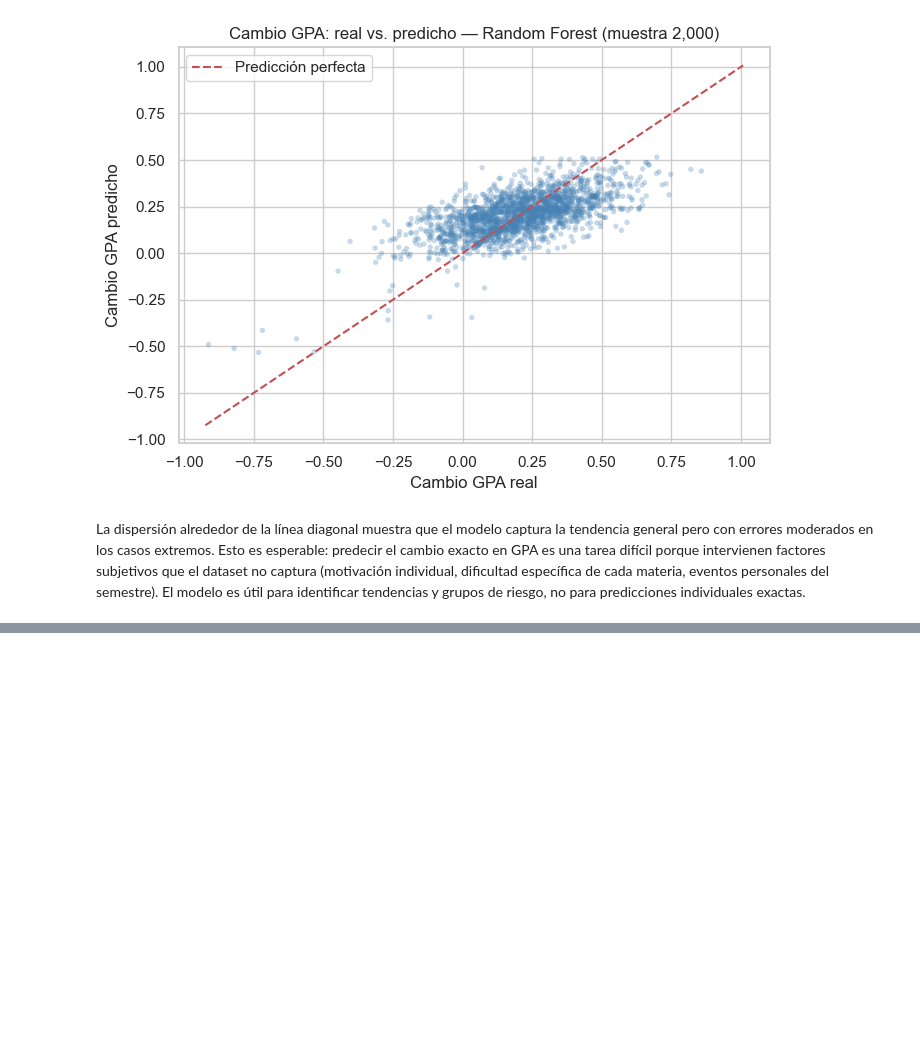
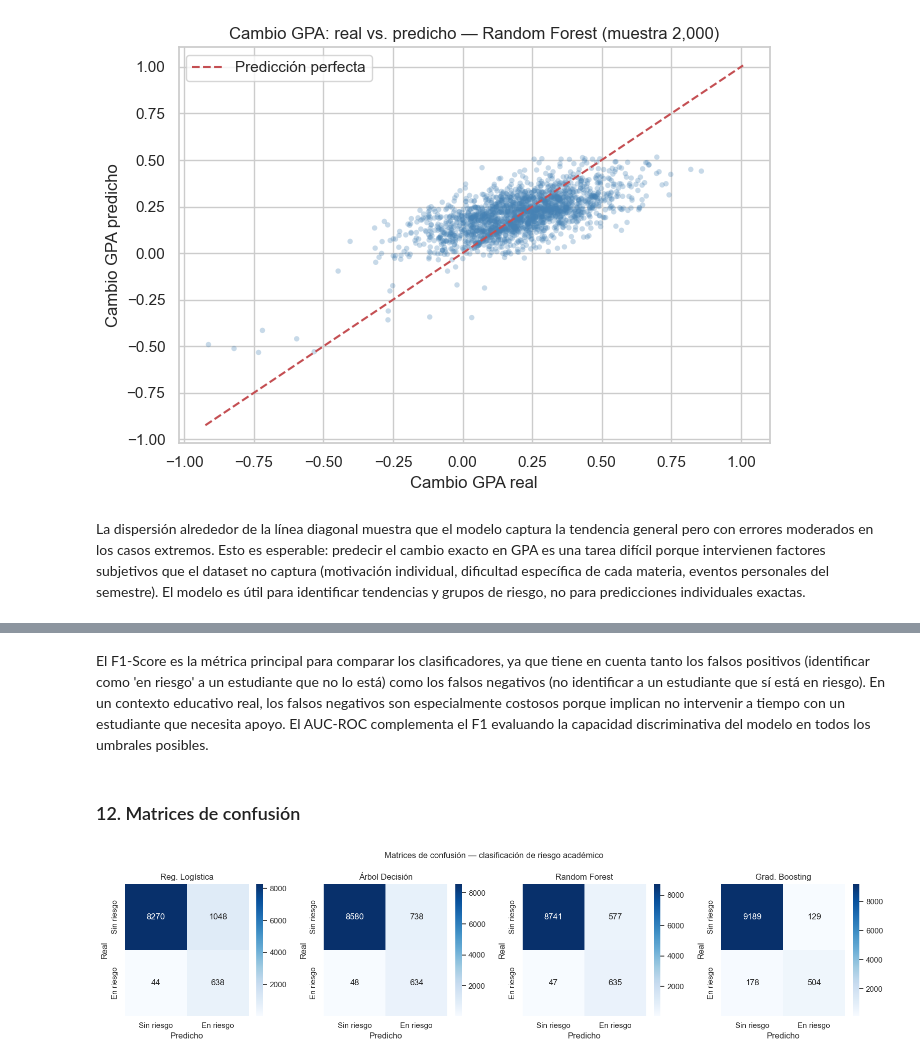
Before and after one commit to valexq/AI_Impact_Students, a Jupyter notebook: notebooks/03_modelos_predictivos.ipynb, the cells around one changed output, grey strips where cells are left out. Cells and saved outputs as stored; diff of their text form; code cells hidden in the pictures; blank space fills up the shorter version.

```diff
--- a/notebooks/03_modelos_predictivos.ipynb
+++ b/notebooks/03_modelos_predictivos.ipynb
@@ -188,0 +270,11 @@ La dispersión alrededor de la línea diagonal muestra que el modelo captura la
+# %%
+# Modelo 2:Árbol de Decisión
+dt_clf = DecisionTreeClassifier(max_depth=6, random_state=42, class_weight='balanced')
+dt_clf.fit(X_train_c, y_train_c)
+pred_dt_c = dt_clf.predict(X_test_c)
+prob_dt_c = dt_clf.predict_proba(X_test_c)[:, 1]
+
+acc_dt_c = accuracy_score(y_test_c, pred_dt_c)
+f1_dt_c  = f1_score(y_test_c, pred_dt_c, zero_division=0)
+auc_dt_c = roc_auc_score(y_test_c, prob_dt_c)
+print(f'Árbol de Decisión   | Acc: {acc_dt_c:.4f} | F1: {f1_dt_c:.4f} | AUC: {auc_dt_c:.4f}')
@@ -188,0 +297,12 @@ La dispersión alrededor de la línea diagonal muestra que el modelo captura la
+# %%
+# Modelo 4:Gradient Boosting
+gb_clf = GradientBoostingClassifier(n_estimators=100, max_depth=4,
+                                     learning_rate=0.1, random_state=42)
+gb_clf.fit(X_train_c, y_train_c)
+pred_gb_c = gb_clf.predict(X_test_c)
+prob_gb_c = gb_clf.predict_proba(X_test_c)[:, 1]
+
+acc_gb_c = accuracy_score(y_test_c, pred_gb_c)
+f1_gb_c  = f1_score(y_test_c, pred_gb_c, zero_division=0)
+auc_gb_c = roc_auc_score(y_test_c, prob_gb_c)
+print(f'Gradient Boosting   | Acc: {acc_gb_c:.4f} | F1: {f1_gb_c:.4f} | AUC: {auc_gb_c:.4f}')
@@ -188,0 +327,28 @@ La dispersión alrededor de la línea diagonal muestra que el modelo captura la
+# %% [markdown]
+El F1-Score es la métrica principal para comparar los clasificadores, ya que tiene en cuenta tanto los falsos positivos (identificar como 'en riesgo' a un estudiante que no lo está) como los falsos negativos (no identificar a un estudiante que sí está en riesgo). En un contexto educativo real, los falsos negativos son especialmente costosos porque implican no intervenir a tiempo con un estudiante que necesita apoyo. El AUC-ROC complementa el F1 evaluando la capacidad discriminativa del modelo en todos los umbrales posibles.
+# %% [markdown]
+### 12. Matrices de confusión
+# %%
+modelos_conf = [
+    ('Reg. Logística', pred_log),
+    ('Árbol Decisión', pred_dt_c),
+    ('Random Forest',  pred_rf_c),
+    ('Grad. Boosting', pred_gb_c)
+]
+
+fig, axes = plt.subplots(1, 4, figsize=(16, 4))
+for ax, (nombre, pred) in zip(axes, modelos_conf):
+    cm = confusion_matrix(y_test_c, pred)
+    sns.heatmap(cm, annot=True, fmt='d', cmap='Blues', ax=ax,
+                xticklabels=['Sin riesgo', 'En riesgo'],
+                yticklabels=['Sin riesgo', 'En riesgo'])
+    ax.set_title(nombre)
+    ax.set_xlabel('Predicho')
+    ax.set_ylabel('Real')
+
+plt.suptitle('Matrices de confusión — clasificación de riesgo académico', fontsize=12)
+plt.tight_layout()
+plt.savefig('../reports/17_matrices_confusion.png', bbox_inches='tight')
+plt.show()
+# %% [output]
+[figure, added]
```
Also changed, not shown: parts of 28 cells of this notebook.
